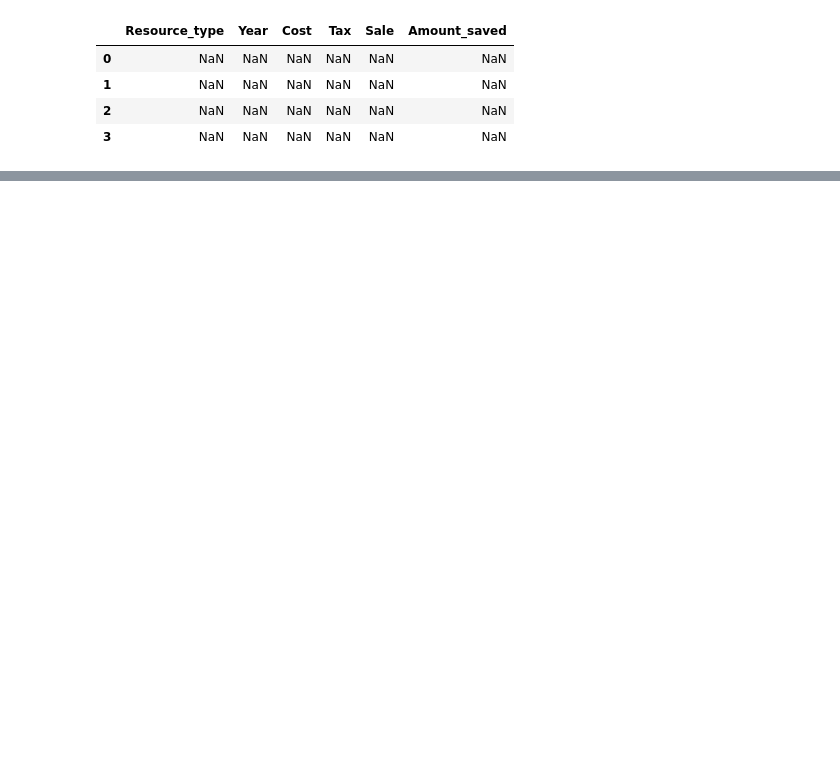
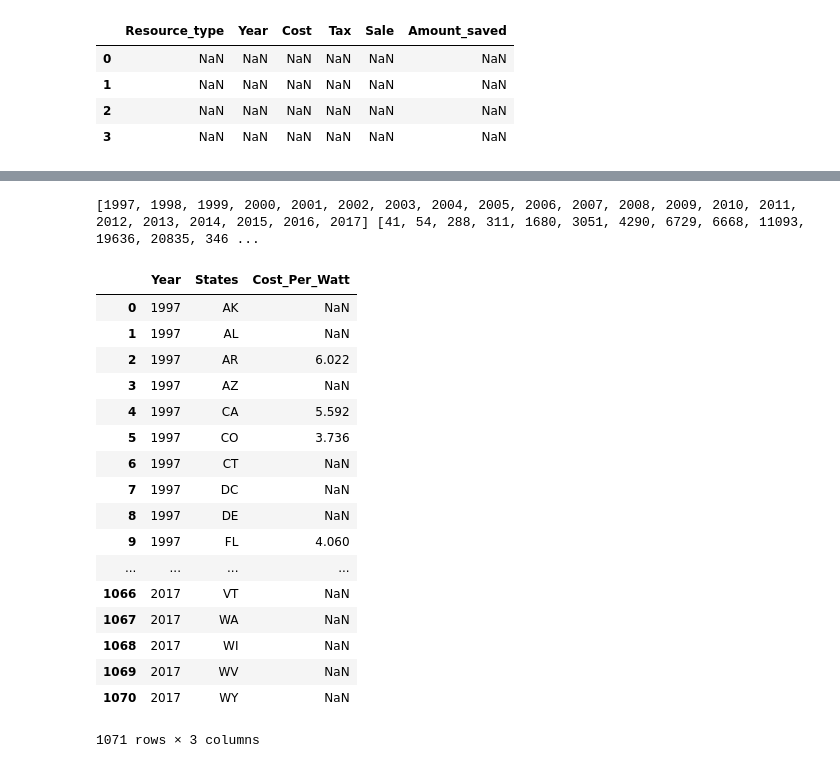
Before and after one commit to tydpan/EASE-Project, a Jupyter notebook: Arranged_Data/Regression.ipynb, the cells around one changed output, grey strips where cells are left out. Drawn from its saved outputs; the diff is of its cells as text; code cells hidden in the pictures; blank space fills up the shorter version.

```diff
--- a/Arranged_Data/Regression.ipynb
+++ b/Arranged_Data/Regression.ipynb
@@ -54,0 +81,42 @@ plt.show()
+# %%
+yearlist = []
+yearcount = []
+for key, group in it.groupby(conventional.year):
+    yearlist.append(key)
+    yearcount.append(len(list(group)))
+print(yearlist,yearcount)
+# %% [output]
+[1997, 1998, 1999, 2000, 2001, 2002, 2003, 2004, 2005, 2006, 2007, 2008, 2009, 2010, 2011, 2012, 2013, 2014, 2015, 2016, 2017] [41, 54, 288, 311, 1680, 3051, 4290, 6729, 6668, 11093, 19636, 20835, 346 ...
+# %%
+conventional = conventional.sort(['year','state'])
+a = conventional['year'].astype(str)
+year = np.arange(1997, 2018)
+statelist = ['AK', 'AL', 'AR', 'AZ', 'CA', 'CO', 'CT', 'DC', 'DE', 'FL', 'GA', 'HI',
+             'IA', 'ID', 'IL', 'IN', 'KS', 'KY', 'LA', 'MA', 'MD', 'ME', 'MI', 'MN',
+             'MO', 'MS', 'MT', 'NC', 'ND', 'NE', 'NH', 'NJ', 'NM', 'NV', 'NY', 'OH',
+             'OK', 'OR', 'PA', 'RI', 'SC', 'SD', 'TN', 'TX', 'UT', 'VA', 'VT', 'WA', 'WI', 'WV', 'WY']
+cost_avg = pd.DataFrame(columns = ['Year', 'States', 'Cost_Per_Watt'])
+# %%
+for i in range(len(year)):
+    for j in range(len(statelist)):
+        cost_avg.loc[i*len(statelist)+ j] = [str(year[i]), statelist[j], np.mean(conventional[a.str.contains(str(year[i]))][conventional.state == statelist[j]].cost_per_watt)]
+cost_avg
+# %% [output]
+|  | Year | States | Cost_Per_Watt |
+| 0 | 1997 | AK | NaN |
+| 1 | 1997 | AL | NaN |
+| 2 | 1997 | AR | 6.022 |
+| 3 | 1997 | AZ | NaN |
+| 4 | 1997 | CA | 5.592 |
+| 5 | 1997 | CO | 3.736 |
+| 6 | 1997 | CT | NaN |
+| 7 | 1997 | DC | NaN |
+| 8 | 1997 | DE | NaN |
+| 9 | 1997 | FL | 4.060 |
+| ... | ... | ... | ... |
+| 1066 | 2017 | VT | NaN |
+| 1067 | 2017 | WA | NaN |
+| 1068 | 2017 | WI | NaN |
+| 1069 | 2017 | WV | NaN |
+| 1070 | 2017 | WY | NaN |
+1071 rows × 3 columns
```
Also changed, not shown: parts of 4 cells of this notebook.
